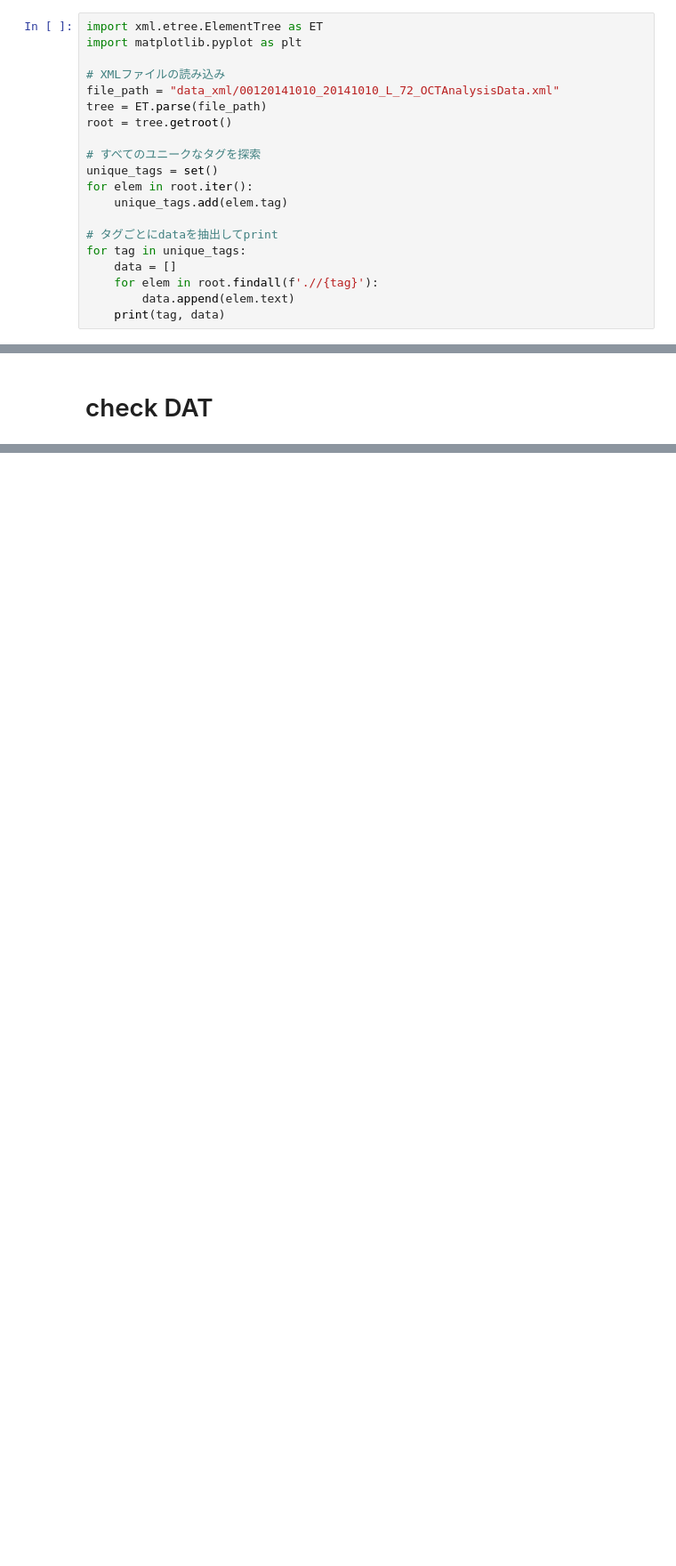
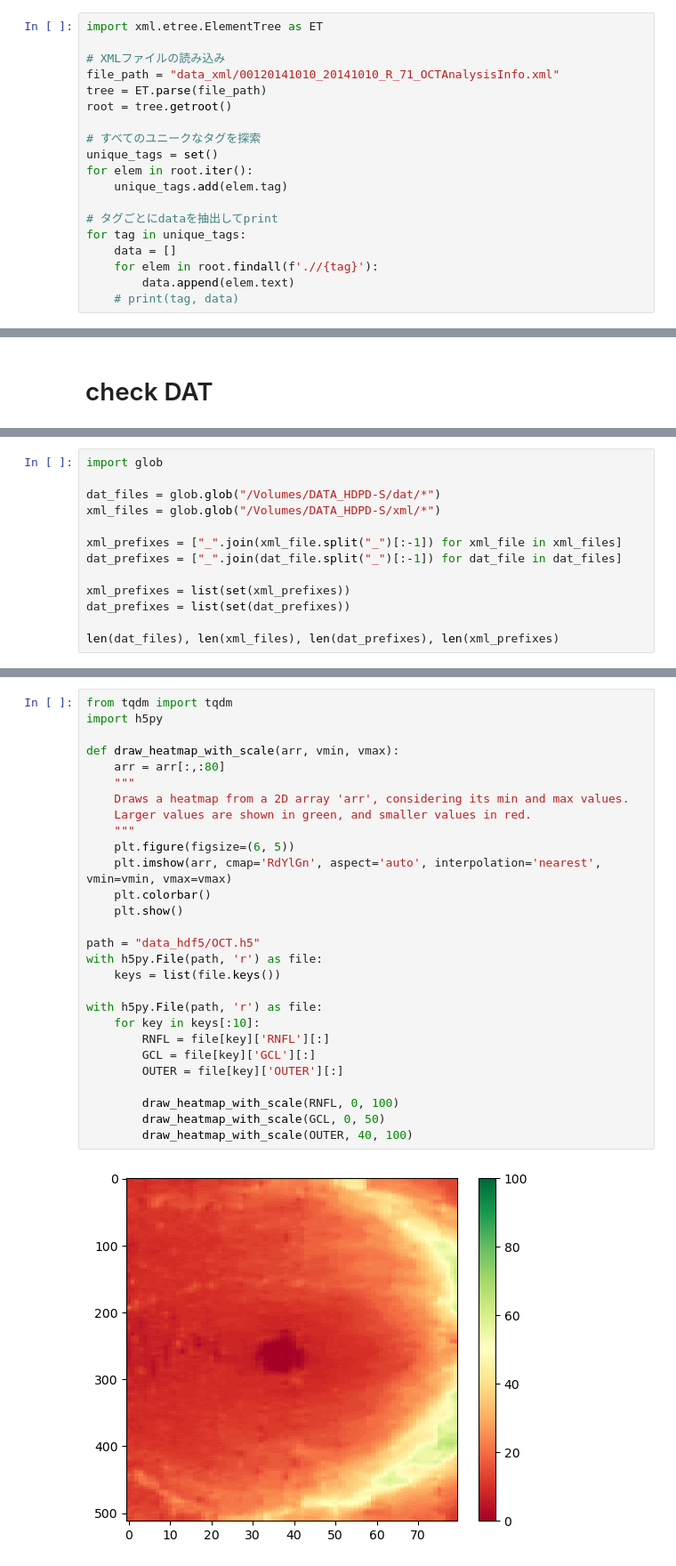
Before and after one commit to keimy1007/OCT2Age, a Jupyter notebook: notebook/[ks231221]explore_boundary.ipynb, the cells around one changed output, grey strips where cells are left out. Shown at 89% size. Cells and saved outputs as stored; diff of their text form; blank space fills up the shorter version.

```diff
--- a/notebook/[ks231221]explore_boundary.ipynb
+++ b/notebook/[ks231221]explore_boundary.ipynb
@@ -31,10 +29,9 @@ df2016.kenshindate.min(), df2018.kenshindate.max(), df_msp.date.min(), df_msp.da
 # check XML
 # %%
 import xml.etree.ElementTree as ET
-import matplotlib.pyplot as plt
 
 # XMLファイルの読み込み
-file_path = "data_xml/00120141010_20141010_L_72_OCTAnalysisData.xml"
+file_path = "data_xml/00120141010_20141010_R_71_OCTAnalysisInfo.xml"
 tree = ET.parse(file_path)
 root = tree.getroot()
 
@@ -48,4 +45,4 @@ for tag in unique_tags:
     data = []
     for elem in root.findall(f'.//{tag}'):
         data.append(elem.text)
-    print(tag, data)
+    # print(tag, data)
@@ -147,0 +138,13 @@ array([[ 0, 17, 17, ..., 17, 18, 16],
+# %%
+import glob
+
+dat_files = glob.glob("/Volumes/DATA_HDPD-S/dat/*")
+xml_files = glob.glob("/Volumes/DATA_HDPD-S/xml/*")
+
+xml_prefixes = ["_".join(xml_file.split("_")[:-1]) for xml_file in xml_files]
+dat_prefixes = ["_".join(dat_file.split("_")[:-1]) for dat_file in dat_files]
+
+xml_prefixes = list(set(xml_prefixes))
+dat_prefixes = list(set(dat_prefixes))
+
+len(dat_files), len(xml_files), len(dat_prefixes), len(xml_prefixes)
@@ -147,0 +192,30 @@ array([[ 0, 17, 17, ..., 17, 18, 16],
+# %%
+from tqdm import tqdm
+import h5py
+
+def draw_heatmap_with_scale(arr, vmin, vmax):
+    arr = arr[:,:80]
+    """
+    Draws a heatmap from a 2D array 'arr', considering its min and max values.
+    Larger values are shown in green, and smaller values in red.
+    """
+    plt.figure(figsize=(6, 5))
+    plt.imshow(arr, cmap='RdYlGn', aspect='auto', interpolation='nearest', vmin=vmin, vmax=vmax)
+    plt.colorbar()
+    plt.show()
+
+path = "data_hdf5/OCT.h5"
+with h5py.File(path, 'r') as file:
+    keys = list(file.keys())
+
+with h5py.File(path, 'r') as file:
+    for key in keys[:10]:
+        RNFL = file[key]['RNFL'][:]
+        GCL = file[key]['GCL'][:]
+        OUTER = file[key]['OUTER'][:]
+
+        draw_heatmap_with_scale(RNFL, 0, 100)
+        draw_heatmap_with_scale(GCL, 0, 50)
+        draw_heatmap_with_scale(OUTER, 40, 100)
+# %% [output]
+[figure, added]
```
Also changed, not shown: parts of 14 cells of this notebook, 1 other file.
